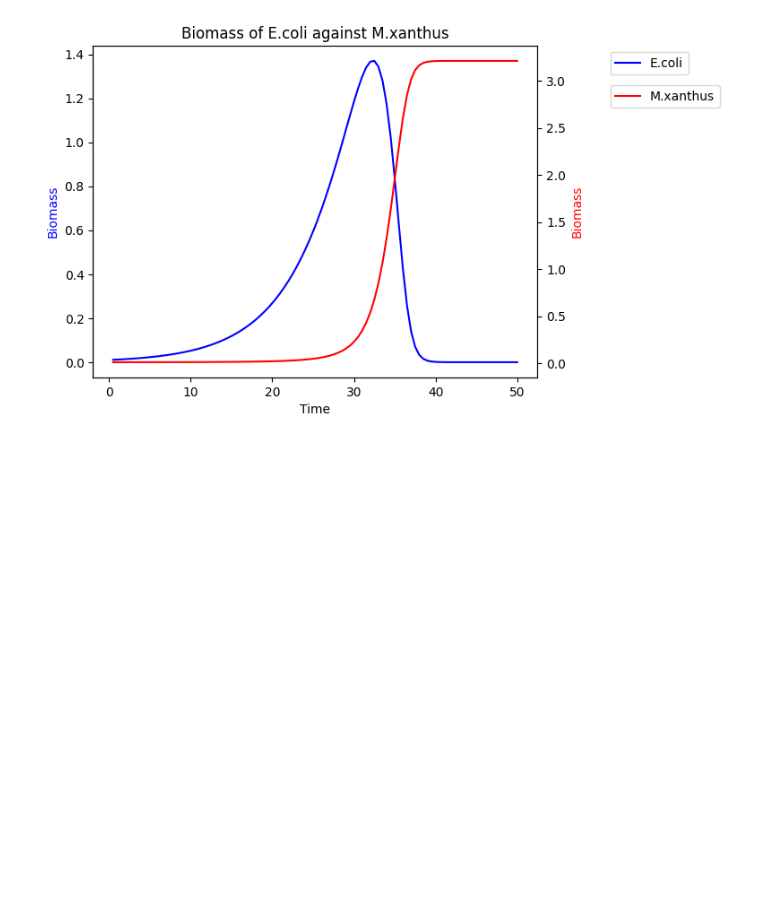
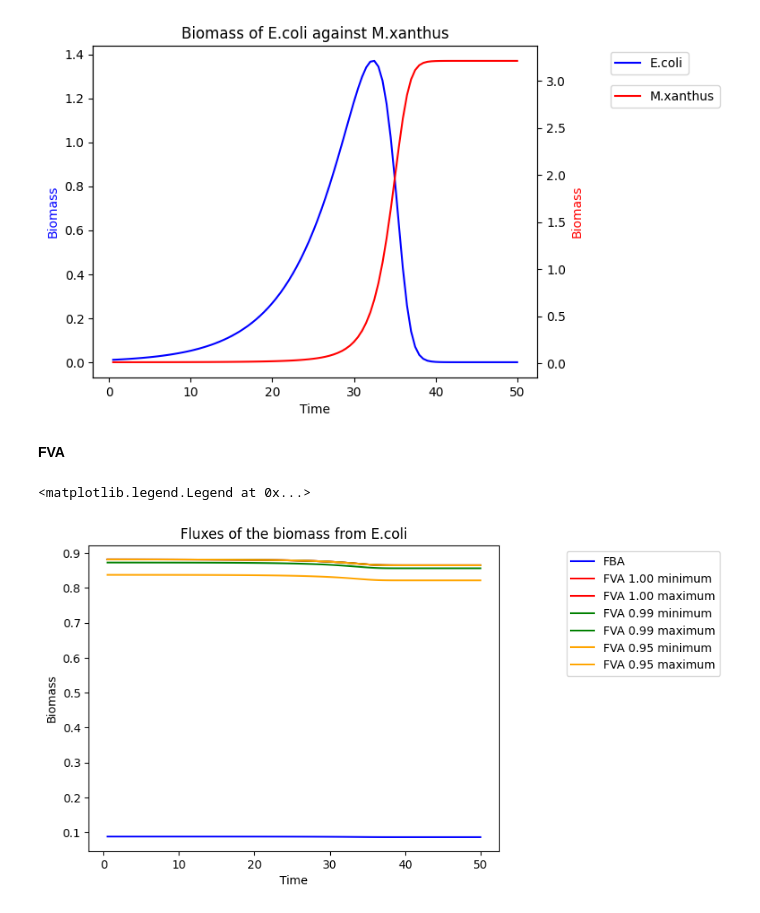
Before and after one commit to BondonMickael/M_xanthus-E_coli-Predation, a Jupyter notebook: notebooks/compart_model.ipynb, the cells around one changed output. Saved outputs shown, nothing was run; the diff lists cells and outputs as text; code cells hidden in the pictures; blank space fills up the shorter version.

```diff
--- a/notebooks/compart_model.ipynb
+++ b/notebooks/compart_model.ipynb
@@ -570,3 +588,45 @@ ax2.legend(bbox_to_anchor=(1.15, 0.90), loc="upper left")
 # %% [output]
 <matplotlib.legend.Legend at 0x...>
 [figure]
+# %% [markdown]
+**FVA**
+# %%
+biomass_E = []
+biomass_1_min = []
+biomass_1_max = []
+biomass_2_min = []
+biomass_2_max = []
+biomass_3_min = []
+biomass_3_max = []
+
+
+for i in FVA_fluxes_E[1.0]:
+    biomass_1_min.append(i.loc[["BIOMASS_Ec_iML1515_core_75p37M"]].iloc[0]["maximum"])  # taking the biomass flux
+    biomass_1_max.append(i.loc[["BIOMASS_Ec_iML1515_core_75p37M"]].iloc[0]["maximum"])  # taking the biomass flux
+for i in FVA_fluxes_E[0.99]:
+    biomass_2_min.append(i.loc[["BIOMASS_Ec_iML1515_core_75p37M"]].iloc[0]["minimum"])  # taking the biomass flux
+    biomass_2_max.append(i.loc[["BIOMASS_Ec_iML1515_core_75p37M"]].iloc[0]["maximum"])  # taking the biomass flux
+for i in FVA_fluxes_E[0.95]:
+    biomass_3_min.append(i.loc[["BIOMASS_Ec_iML1515_core_75p37M"]].iloc[0]["minimum"])  # taking the biomass flux
+    biomass_3_max.append(i.loc[["BIOMASS_Ec_iML1515_core_75p37M"]].iloc[0]["maximum"])  # taking the biomass flux
+for j in fluxes_E:
+    biomass_E.append(j["BIOMASS_Ec_iML1515_core_75p37M"])
+
+
+ax = plt.subplot(111)
+ax.plot(time_point[1:], biomass_E, color="blue", label="FBA")  # plot the biomass flux of E_coli
+ax.plot(time_point[1:], biomass_1_min, color="red", label="FVA 1.00 minimum")
+ax.plot(time_point[1:], biomass_1_max, color="red", label="FVA 1.00 maximum")
+ax.plot(time_point[1:], biomass_2_min, color="green", label="FVA 0.99 minimum")
+ax.plot(time_point[1:], biomass_2_max, color="green", label="FVA 0.99 maximum")
+ax.plot(time_point[1:], biomass_3_min, color="orange", label="FVA 0.95 minimum")
+ax.plot(time_point[1:], biomass_3_max, color="orange", label="FVA 0.95 maximum")
+
+ax.set_ylabel("Biomass")  # set the name
+ax.set_xlabel("Time")
+
+ax.set_title("Fluxes of the biomass from E.coli")  # set the title
+ax.legend(bbox_to_anchor=(1.15, 1), loc="upper left")  # show the legend
+# %% [output]
+<matplotlib.legend.Legend at 0x...>
+[figure, added]
```
Also changed, not shown: parts of 8 cells of this notebook, 6 other files.
